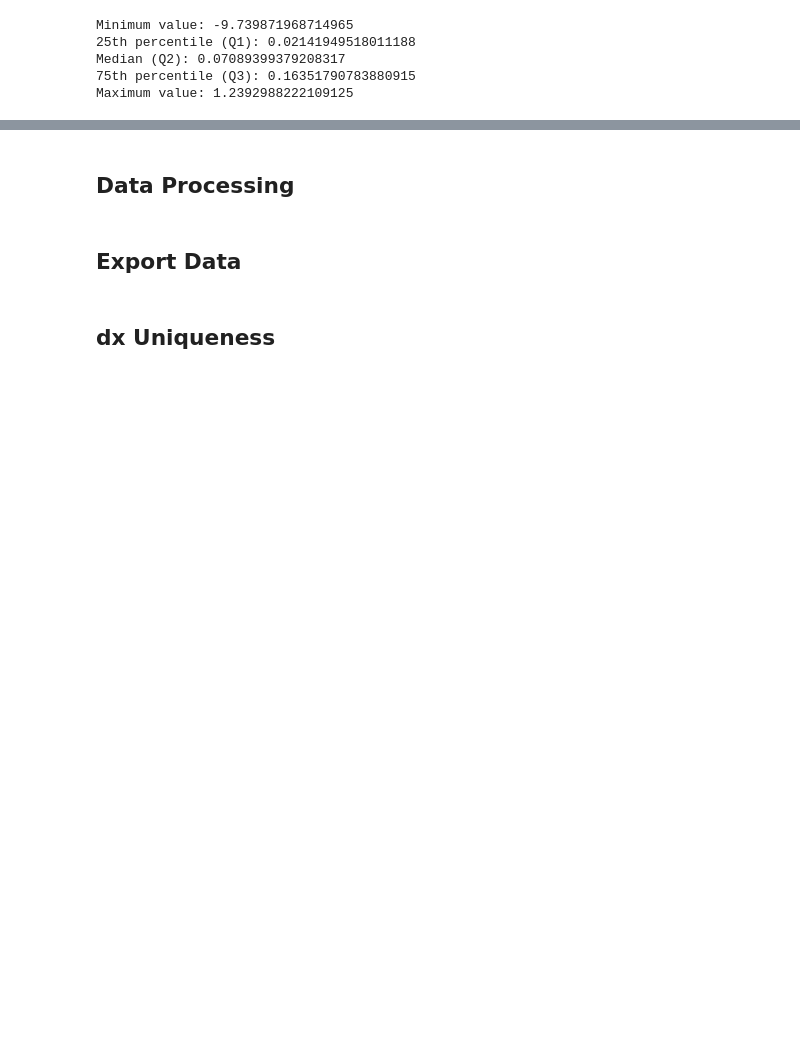
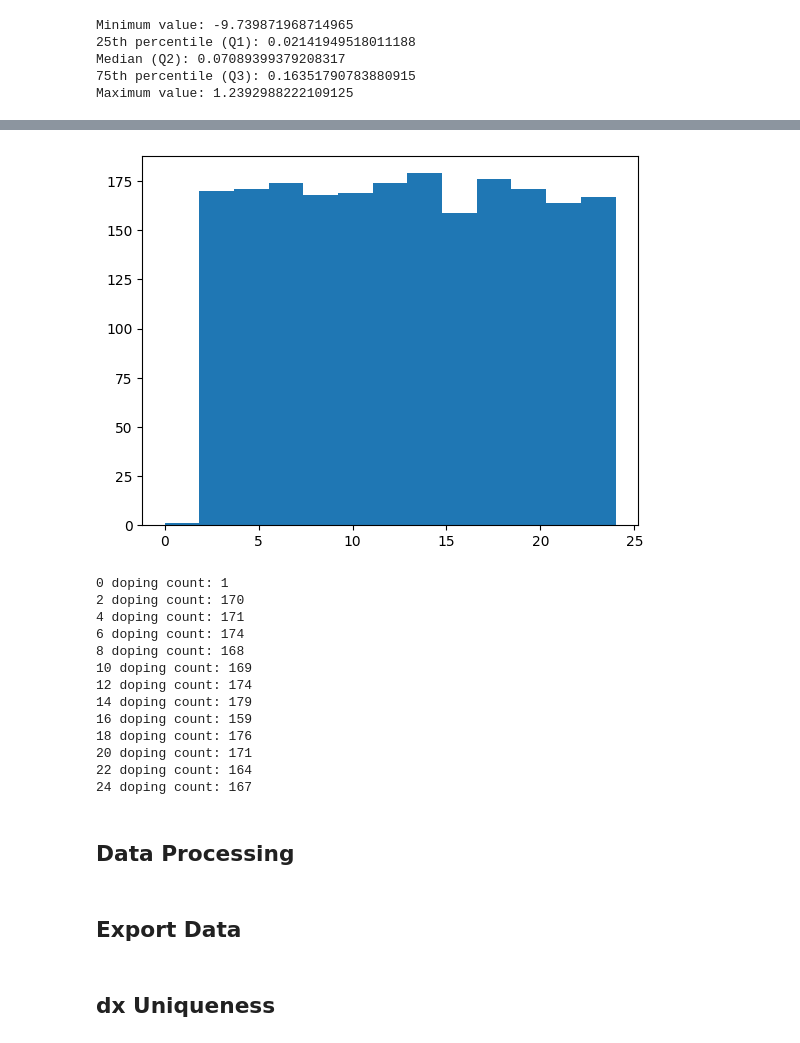
Before and after one commit to GabrielWu2004/Alchemical_Normal_Modes, a Jupyter notebook: [2]_ANM_with_coronene/main_code/process_coronene_data.ipynb, the cells around one changed output, grey strips where cells are left out. Cells and saved outputs as stored; diff of their text form; code cells hidden in the pictures; blank space fills up the shorter version.

```diff
--- a/[2]_ANM_with_coronene/main_code/process_coronene_data.ipynb
+++ b/[2]_ANM_with_coronene/main_code/process_coronene_data.ipynb
@@ -117,3 +138,26 @@ Maximum value: 1.2392988222109125
+# %%
+coronene_energy_data['num dope'] = coronene_energy_data['dx'].apply(lambda arr: np.count_nonzero(arr))
+plt.hist(coronene_energy_data['num dope'].tolist(), bins=13)
+plt.show()
+num_doped = {}
+for i in range(0, 25, 2):
+    num_doped[i] = coronene_energy_data[coronene_energy_data['num dope'] == i].shape[0]
+    print(f"{i} doping count: {num_doped[i]}")
+# %% [output]
+[figure, added]
+0 doping count: 1
+2 doping count: 170
+4 doping count: 171
+6 doping count: 174
+8 doping count: 168
+10 doping count: 169
+12 doping count: 174
+14 doping count: 179
+16 doping count: 159
+18 doping count: 176
+20 doping count: 171
+22 doping count: 164
+24 doping count: 167
 # %% [markdown]
 ## Data Processing ##
 # %%
```
Also changed, not shown: parts of 5 cells of this notebook.
